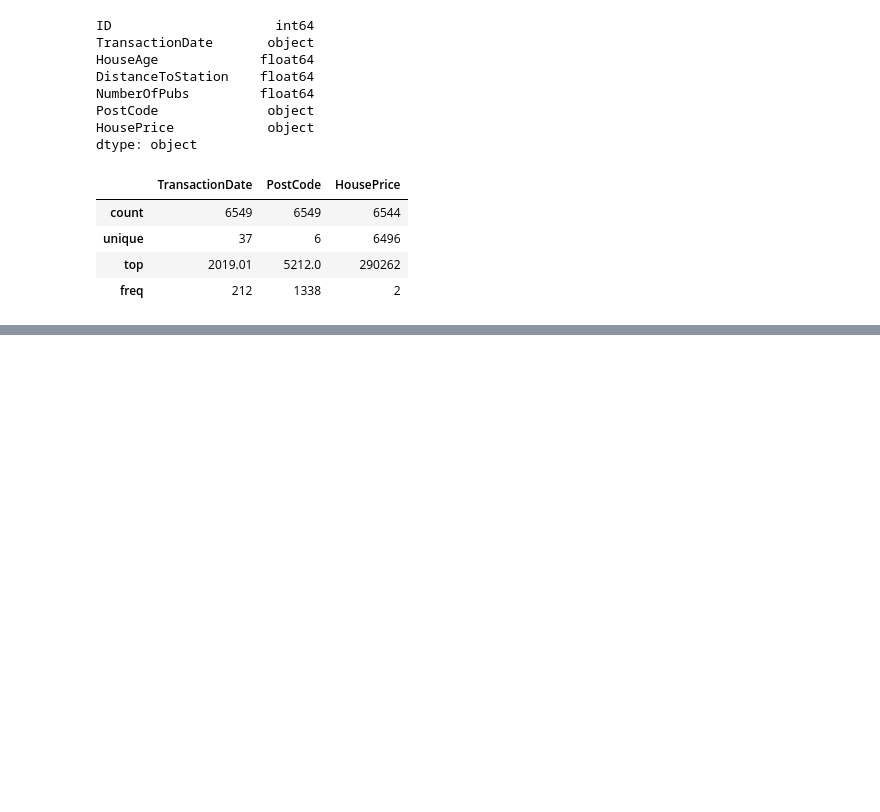
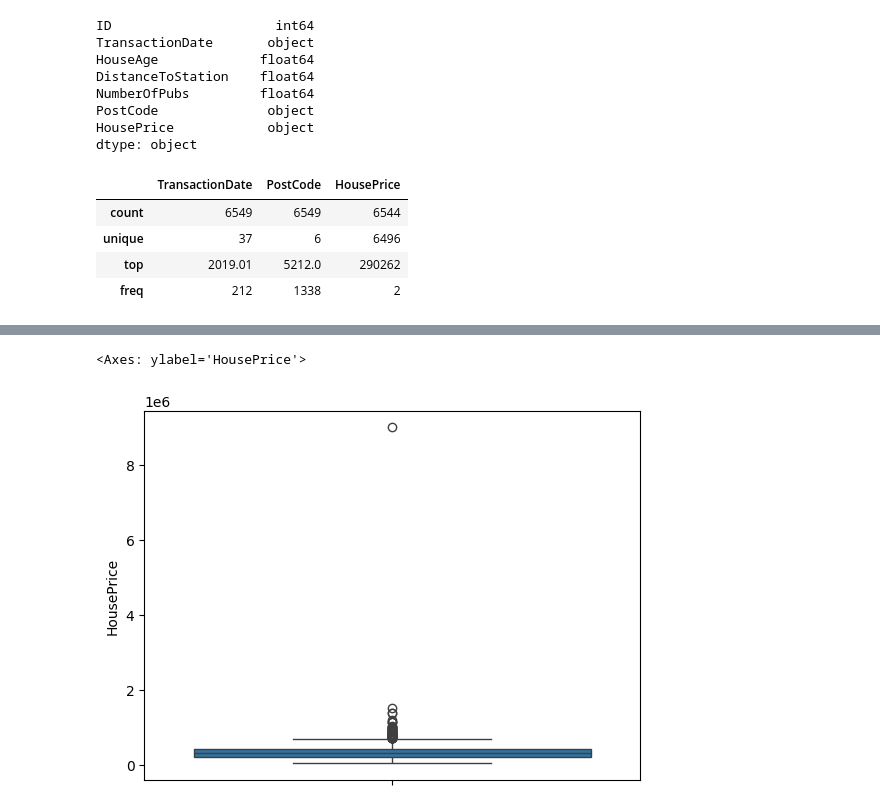
Before and after one commit to Kunal56377/Classes_program, a Jupyter notebook: Project/House Price prediction/regression.ipynb, the cells around one changed output, grey strips where cells are left out. Drawn from its saved outputs; the diff is of its cells as text; code cells hidden in the pictures; blank space fills up the shorter version.

```diff
--- a/Project/House Price prediction/regression.ipynb
+++ b/Project/House Price prediction/regression.ipynb
@@ -117,0 +160,2 @@ train.describe(include='object')
+# %%
+train = train[train['HousePrice'] != "??"]
@@ -117,0 +166,2 @@ train.describe(include='object')
+# %%
+train['HousePrice'] = train['HousePrice'].astype(float)
@@ -117,0 +179,5 @@ train.describe(include='object')
+# %%
+sns.boxplot(train['HousePrice'])
+# %% [output]
+<Axes: ylabel='HousePrice'>
+[figure, added]
```
Also changed, not shown: parts of 17 cells of this notebook.
